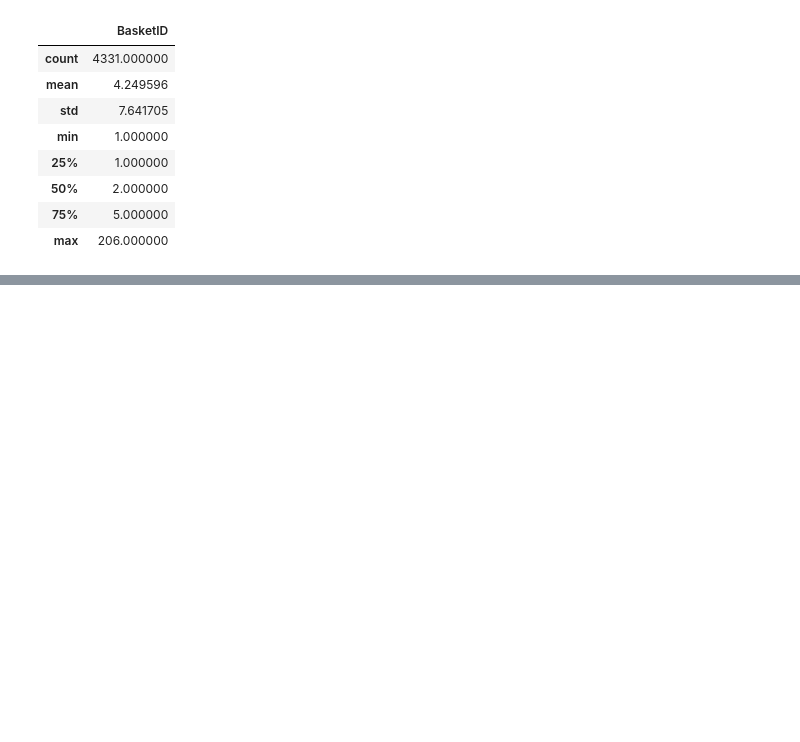
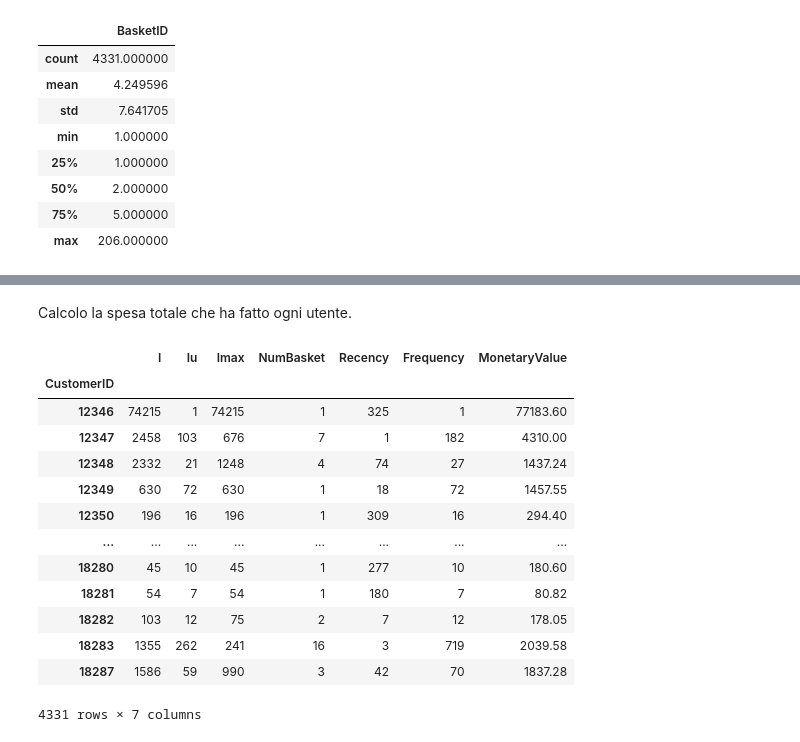
Before and after one commit to saramont/customer_supermarket_analysis, a Jupyter notebook: data_transformation.ipynb, the cells around one changed output, grey strips where cells are left out. Cells and saved outputs as stored; diff of their text form; code cells hidden in the pictures; blank space fills up the shorter version.

```diff
--- a/data_transformation.ipynb
+++ b/data_transformation.ipynb
@@ -52,3 +40,5 @@ df1
 # %%
-df_agg = df.groupby(['CustomerID', 'BasketID']).aggregate({'Qta':'sum'})
-df_agg
+df_agg = df.groupby(['CustomerID', 'BasketID']).aggregate({'Qta':'sum'}).reset_index(level='CustomerID')
+
+df2 = df_agg.groupby('CustomerID').aggregate({'Qta':'max'})
+df2.rename(columns={'Qta':'Imax'}, inplace=True)
@@ -87,4 +44,0 @@ df_agg.reset_index(level='CustomerID')
-# %%
-df2 = df_agg.reset_index(level='CustomerID').groupby('CustomerID').aggregate({'Qta':'max'})
-df2.rename(columns={'Qta':'Imax'}, inplace=True)
-df2
@@ -219,0 +123,32 @@ Timestamp('2011-12-09 12:50:00')
+# %% [markdown]
+Calcolo la spesa totale che ha fatto ogni utente.
+# %%
+#Recency
+df_max_date = df.groupby('CustomerID').aggregate({'BasketDate':'max'})
+recency = (df['BasketDate'].max() - df_max_date['BasketDate']).dt.days
+df_customer['Recency'] = recency
+
+#Frequency
+df_frequency = df.groupby('CustomerID').aggregate({'BasketID':'count'})
+frequency = df_frequency['BasketID']
+df_customer['Frequency'] = frequency
+
+#MonetaryValue
+df_customer['MonetaryValue'] = df.groupby('CustomerID').aggregate({'TotSale':'sum'})['TotSale']
+
+df_customer
+# %% [output]
+|  | I | Iu | Imax | NumBasket | Recency | Frequency | MonetaryValue |
+| CustomerID |  |  |  |  |  |  |  |
+| 12346 | 74215 | 1 | 74215 | 1 | 325 | 1 | 77183.60 |
+| 12347 | 2458 | 103 | 676 | 7 | 1 | 182 | 4310.00 |
+| 12348 | 2332 | 21 | 1248 | 4 | 74 | 27 | 1437.24 |
+| 12349 | 630 | 72 | 630 | 1 | 18 | 72 | 1457.55 |
+| 12350 | 196 | 16 | 196 | 1 | 309 | 16 | 294.40 |
+| ... | ... | ... | ... | ... | ... | ... | ... |
+| 18280 | 45 | 10 | 45 | 1 | 277 | 10 | 180.60 |
+| 18281 | 54 | 7 | 54 | 1 | 180 | 7 | 80.82 |
+| 18282 | 103 | 12 | 75 | 2 | 7 | 12 | 178.05 |
+| 18283 | 1355 | 262 | 241 | 16 | 3 | 719 | 2039.58 |
+| 18287 | 1586 | 59 | 990 | 3 | 42 | 70 | 1837.28 |
+4331 rows × 7 columns
```
Also changed, not shown: parts of 19 cells of this notebook, 2 other files.
